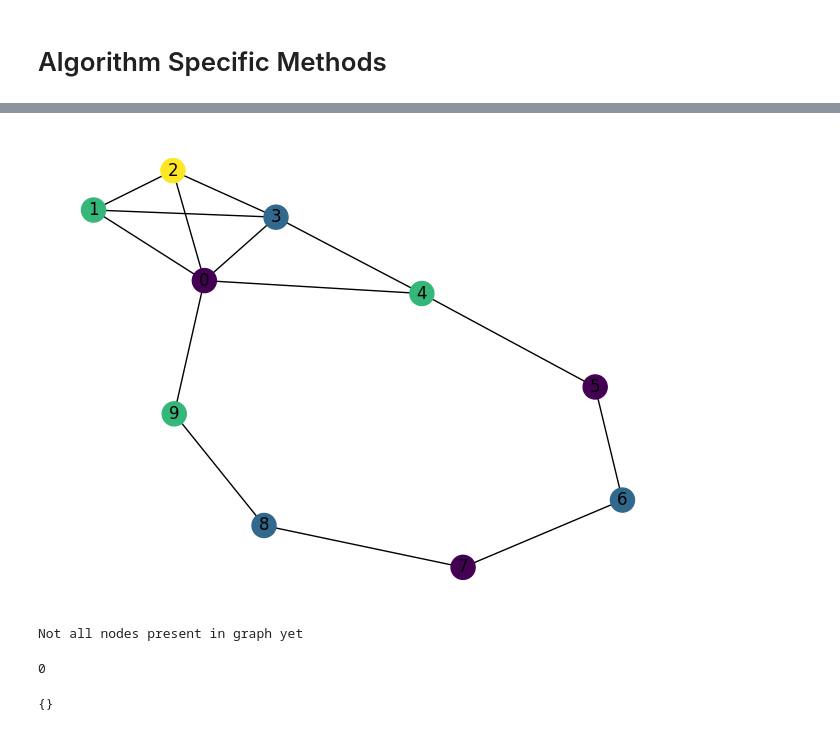
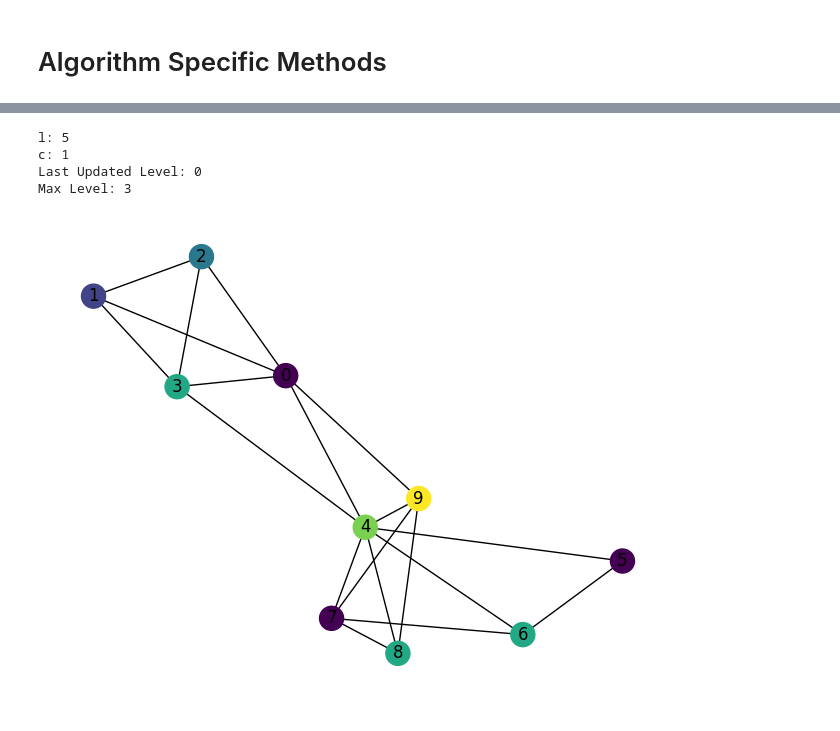
Before and after one commit to mtheunistue/DynamicGraphColoring, a Jupyter notebook: Algorithm Sandbox.ipynb, the cells around one changed output, grey strips where cells are left out. Drawn from its saved outputs; the diff is of its cells as text; code cells hidden in the pictures.

Commit message:
Standalone StaticDynamic file and some testing

```diff
--- a/Algorithm Sandbox.ipynb
+++ b/Algorithm Sandbox.ipynb
@@ -253,0 +127,9 @@ layout = nx.spring_layout(G)
+# %%
+sda = StaticDynamic.StaticDynamicAlgo(G)
+# %%
+c1 = sda.getColoring()
+
+sda.addEdge(7,9)
+
+c2 = sda.getColoring()
+misc.numberOfRecolors(c1, c2)
@@ -254,4 +152,11 @@ layout = nx.spring_layout(G)
+# %%
+sda.printLevels()
+# %% [output]
+l: 5
+c: 1
+Last Updated Level: 0
+Max Level: 3
 # %%
-misc.draw(G, coloring, layout)
+misc.draw(sda.G, sda.getColoring())
 # %% [output]
-[figure, old version]
+[figure, new version]
@@ -260,14 +162,0 @@ bba = SmallBucket.SmallBucketAlgo(3)
-# %%
-c1 = bba.getColoring()
-
-bba.addEdge(3,5)
-
-c2 = bba.getColoring()
-misc.numberOfRecolors(c1, c2)
-# %% [output]
-Not all nodes present in graph yet
-0
-# %%
-bba.getColoring()
-# %% [output]
-{}
```
Also changed, not shown: parts of 22 cells of this notebook, 1 other file.
